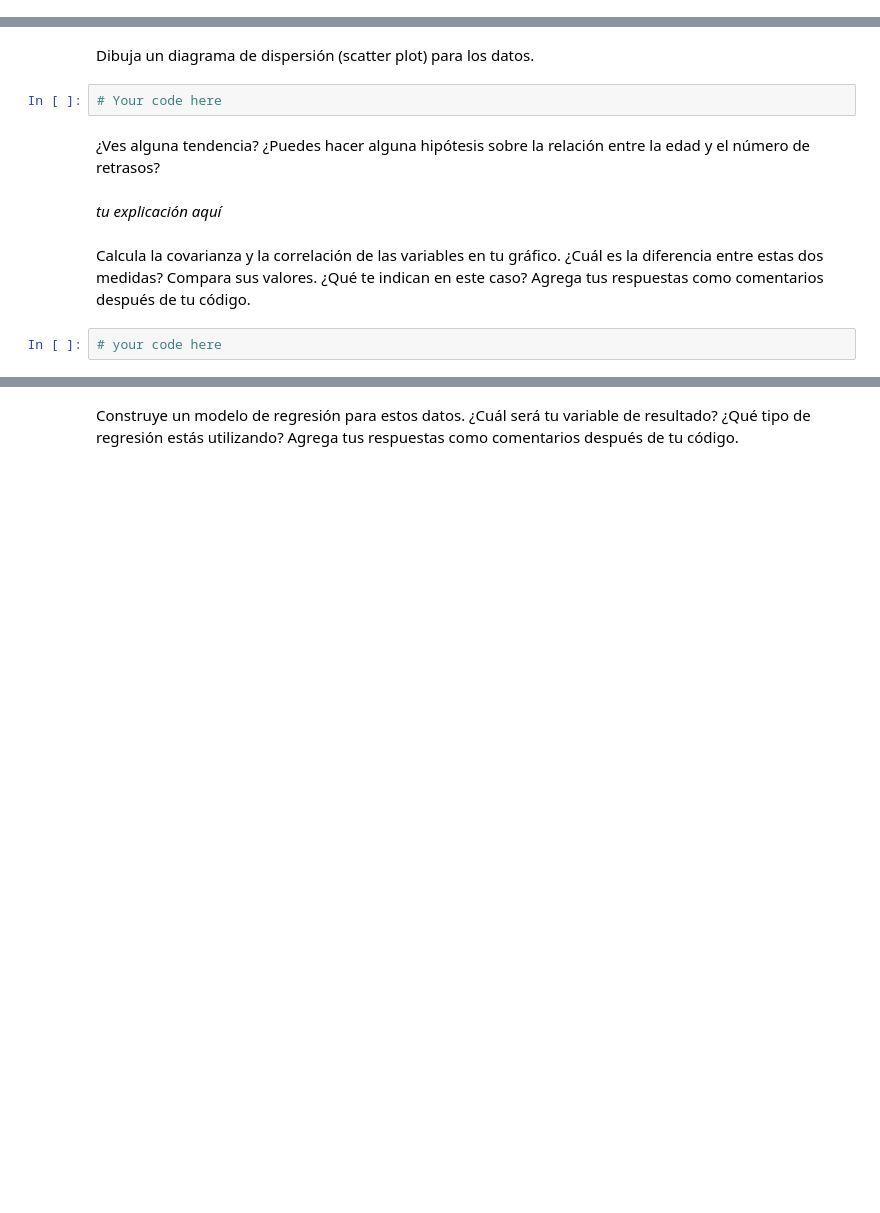
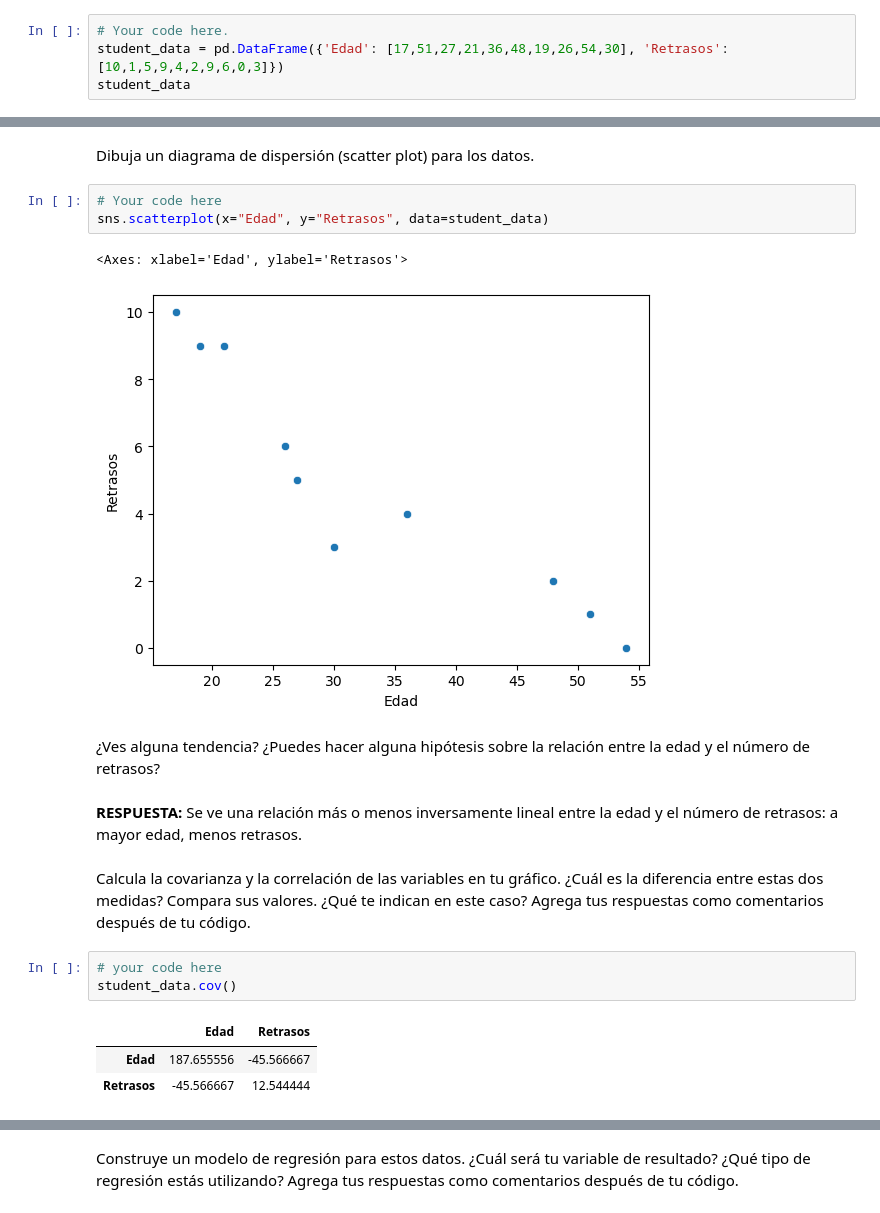
Before and after one commit to tatanapier/Week09_Session41_lab-regression-analysis-es, a Jupyter notebook: your-code/lab-regression-analysis-esp.ipynb, the cells around one changed output, grey strips where cells are left out. Saved outputs shown, nothing was run; the diff lists cells and outputs as text; blank space fills up the shorter version.

```diff
--- a/your-code/lab-regression-analysis-esp.ipynb
+++ b/your-code/lab-regression-analysis-esp.ipynb
@@ -40,0 +42,4 @@ student_data = pd.DataFrame({'Edad': [17,51,27,21,36,48,19,26,54,30], 'Retrasos'
+# %%
+# Your code here.
+student_data = pd.DataFrame({'Edad': [17,51,27,21,36,48,19,26,54,30], 'Retrasos': [10,1,5,9,4,2,9,6,0,3]})
+student_data
@@ -42,11 +59,20 @@ student_data = pd.DataFrame({'Edad': [17,51,27,21,36,48,19,26,54,30], 'Retrasos'
 Dibuja un diagrama de dispersión (scatter plot) para los datos.
 # %%
 # Your code here
+sns.scatterplot(x="Edad", y="Retrasos", data=student_data)
+# %% [output]
+<Axes: xlabel='Edad', ylabel='Retrasos'>
+[figure, added]
 # %% [markdown]
 ¿Ves alguna tendencia? ¿Puedes hacer alguna hipótesis sobre la relación entre la edad y el número de retrasos?
-# %% [markdown]
-*tu explicación aquí*
+# %% [markdown]
+**RESPUESTA:** Se ve una relación más o menos inversamente lineal entre la edad y el número de retrasos: a mayor edad, menos retrasos.
 # %% [markdown]
 Calcula la covarianza y la correlación de las variables en tu gráfico. ¿Cuál es la diferencia entre estas dos medidas? Compara sus valores. ¿Qué te indican en este caso? Agrega tus respuestas como comentarios después de tu código.
 # %%
 # your code here
+student_data.cov()
+# %% [output]
+|  | Edad | Retrasos |
+| Edad | 187.655556 | -45.566667 |
+| Retrasos | -45.566667 | 12.544444 |
```
Also changed, not shown: parts of 43 cells of this notebook.
